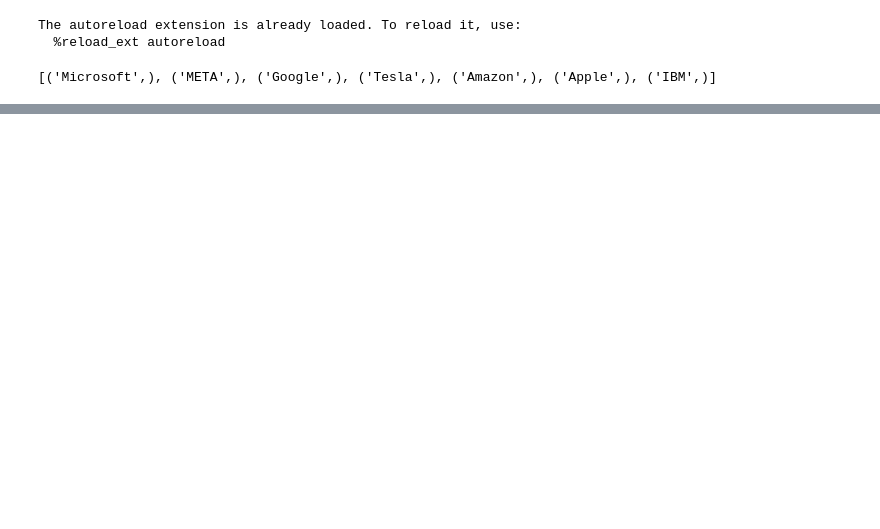
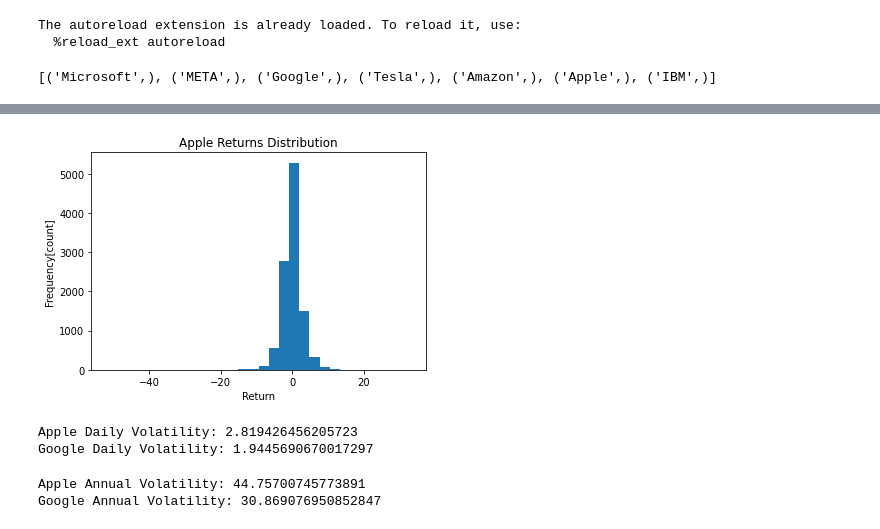
Before and after one commit to MohamedAbdElgni/ML-Stock-Ar-pred, a Jupyter notebook: test.ipynb, the cells around one changed output, grey strips where cells are left out. Saved outputs shown, nothing was run; the diff lists cells and outputs as text; code cells hidden in the pictures; blank space fills up the shorter version.

```diff
--- a/test.ipynb
+++ b/test.ipynb
@@ -36,0 +65,29 @@ memory usage: 167.1+ KB
+# %%
+# unconditional volatility
+
+plt.hist(y_apple, bins=30);
+plt.xlabel("Return")
+plt.ylabel("Frequency[count]")
+
+plt.title("Apple Returns Distribution");
+# %% [output]
+[figure, added]
+# %%
+# Daily Volatility
+apple_daily_volatility = y_apple.std()
+google_daily_volatility = y_google.std()
+print(f"Apple Daily Volatility: {apple_daily_volatility}")
+print(f"Google Daily Volatility: {google_daily_volatility}")
+# %% [output]
+Apple Daily Volatility: 2.819426456205723
+Google Daily Volatility: 1.9445690670017297
+# %%
+# annual volatility
+days=252
+apple_annual_volatility = apple_daily_volatility * np.sqrt(days)
+google_annual_volatility = google_daily_volatility * np.sqrt(days)
+print(f"Apple Annual Volatility: {apple_annual_volatility}")
+print(f"Google Annual Volatility: {google_annual_volatility}")
+# %% [output]
+Apple Annual Volatility: 44.75700745773891
+Google Annual Volatility: 30.869076950852847
```
Also changed, not shown: parts of 24 cells of this notebook, 5 other files.
